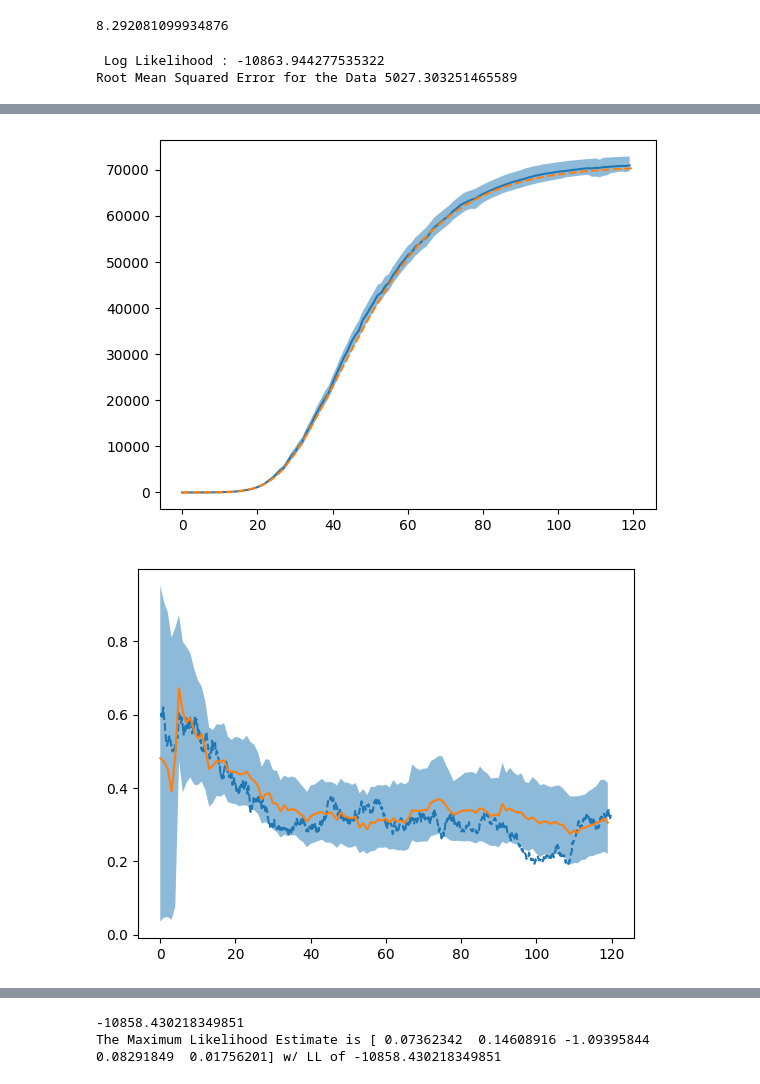
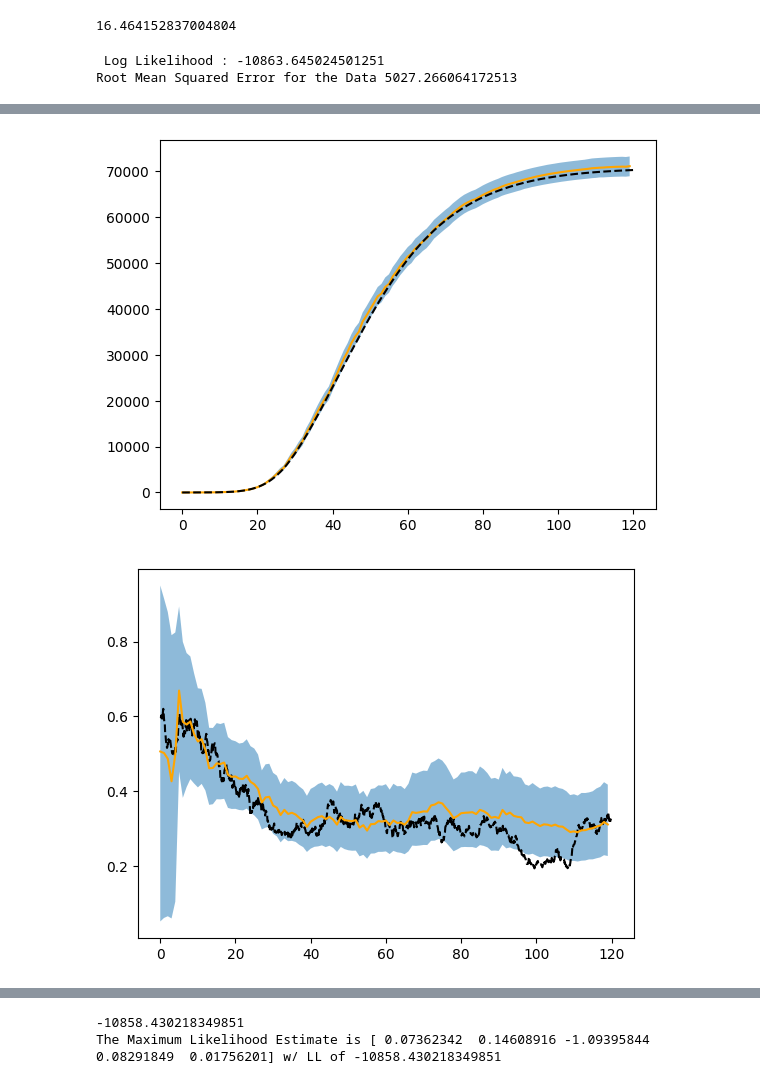
Before and after one commit to Averydx/PMCMC, a Jupyter notebook: examples/PMCMC_seir_OU.ipynb, the cells around one changed output, grey strips where cells are left out. Saved outputs shown, nothing was run; the diff lists cells and outputs as text; code cells hidden in the pictures.

```diff
--- a/examples/PMCMC_seir_OU.ipynb
+++ b/examples/PMCMC_seir_OU.ipynb
@@ -12,9 +14,9 @@ from math_utils import nbinom_logpmf
 # %%
 '''Import data'''
 
-data = pd.read_csv('..\\data_sets\\ou_data_nbinom.csv').to_numpy()
-state = pd.read_csv('..\\data_sets\\ou_state_nbinom.csv').to_numpy()
-betas = pd.read_csv('..\\data_sets\\ou_betas_nbinom.csv').to_numpy()
+data = pd.read_csv('../data_sets/ou_data_nbinom.csv').to_numpy()
+state = pd.read_csv('../data_sets/ou_state_nbinom.csv').to_numpy()
+betas = pd.read_csv('../data_sets/ou_betas_nbinom.csv').to_numpy()
 # %%
 def SEIR_model(particles,observations,t,dt,model_params,rng):
     '''Definition of SEIR model as described in Calvetti's paper. Difference
@@ -54,12 +56,21 @@ def SEIR_Obs(data_point, particle_observations, model_params):
 '''True parameter values'''
 rng = np.random.default_rng(0)
 
-gamma = 1/14
-R = 50
-lam = 1/20
-mean_ou = -1.1
-sig = 0.2
+'''unpickle parameter sets'''
+with open("../param_sets/SEIR_OU_model_params.json", "r+") as f:
+    SEIR_model_json = f.read()
+    SEIR_model_params = jsonpickle.decode(SEIR_model_json)
 
+gamma = SEIR_model_params['gamma']
+R = SEIR_model_params['R']
+
+with open("../param_sets/SEIR_OU_process_params.json", "r+") as f:
+    OU_process_json = f.read()
+    SEIR_OU_process_params = jsonpickle.decode(OU_process_json)
+
+lam = SEIR_OU_process_params['lambda']
+mean_ou = SEIR_OU_process_params['mean_ou']
+sig = SEIR_OU_process_params['sig']
 
 T = 120
 dt = 0.1
@@ -77,7 +88,7 @@ def SEIR_init(num_particles, model_dim, rng):
 
     return particles_0
 
-pf_params = {'num_particles':1_000,
+pf_params = {'num_particles':10_000,
                       'dt':dt,
                       'model':SEIR_model,
                       'observation_model':SEIR_Obs,
@@ -97,7 +108,7 @@ output = particlefilter(data = data,
 
 print(perf_counter() - t)
 # %% [output]
-8.292081099934876
+16.464152837004804
 # %%
 print(f" Log Likelihood : {np.sum(output['Log_likelihood'])}")
 
@@ -105,20 +116,20 @@ print(f"Root Mean Squared Error for the Data {np.sqrt(np.mean((data - np.mean(ou
 
 for i in range(4):
     plt.fill_between(t_vec[::int(1/dt)],np.percentile(output['particle_distribution'][:,i,:].T,5,axis = 1),np.percentile(output['particle_distribution'][:,i,:].T,95,axis = 1),alpha = 0.5)
-    plt.plot(np.average(output['particle_distribution'][:,i,:],weights = np.exp(output['log_weights']),axis = 0))
-    plt.plot(t_vec,state[i,:].T,'--')
+    plt.plot(np.average(output['particle_distribution'][:,i,:],weights = np.exp(output['log_weights']),axis = 0),color = 'orange')
+    plt.plot(t_vec,state[i,:].T,'--',color = 'black')
     plt.show()
 
-plt.plot(t_vec,betas,'--')
+plt.plot(t_vec,betas,'--',color = 'black')
 plt.fill_between(t_vec[::int(1/dt)],np.percentile(output['particle_distribution'][:,4,:].T,5,axis = 1),np.percentile(output['particle_distribution'][:,4,:].T,95,axis = 1),alpha = 0.5)
-plt.plot(np.average(output['particle_distribution'][:,4,:],weights = np.exp(output['log_weights']),axis = 0))
+plt.plot(np.average(output['particle_distribution'][:,4,:],weights = np.exp(output['log_weights']),axis = 0),color = 'orange')
 plt.show()
 
 plt.title("Fit to Data")
 plt.xlabel('Time (Days)')
-plt.plot(t_vec[::int(1/dt)],data.T)
+plt.plot(t_vec[::int(1/dt)],data.T,'--',color = 'black')
 plt.fill_between(t_vec[::int(1/dt)],np.percentile(output['particle_observations'][:,0,:].T,5,axis = 1),np.percentile(output['particle_observations'][:,0,:].T,95,axis = 1),alpha = 0.5)
 plt.show()
 # %% [output]
- Log Likelihood : -10863.944277535322
-Root Mean Squared Error for the Data 5027.303251465589
+ Log Likelihood : -10863.645024501251
+Root Mean Squared Error for the Data 5027.266064172513
@@ -128,2 +139,2 @@ Root Mean Squared Error for the Data 5027.303251465589
-[figure, old version]
+[figure, new version]
-[figure, old version]
+[figure, new version]
```
Also changed, not shown: parts of 4 cells of this notebook, 21 other files.
